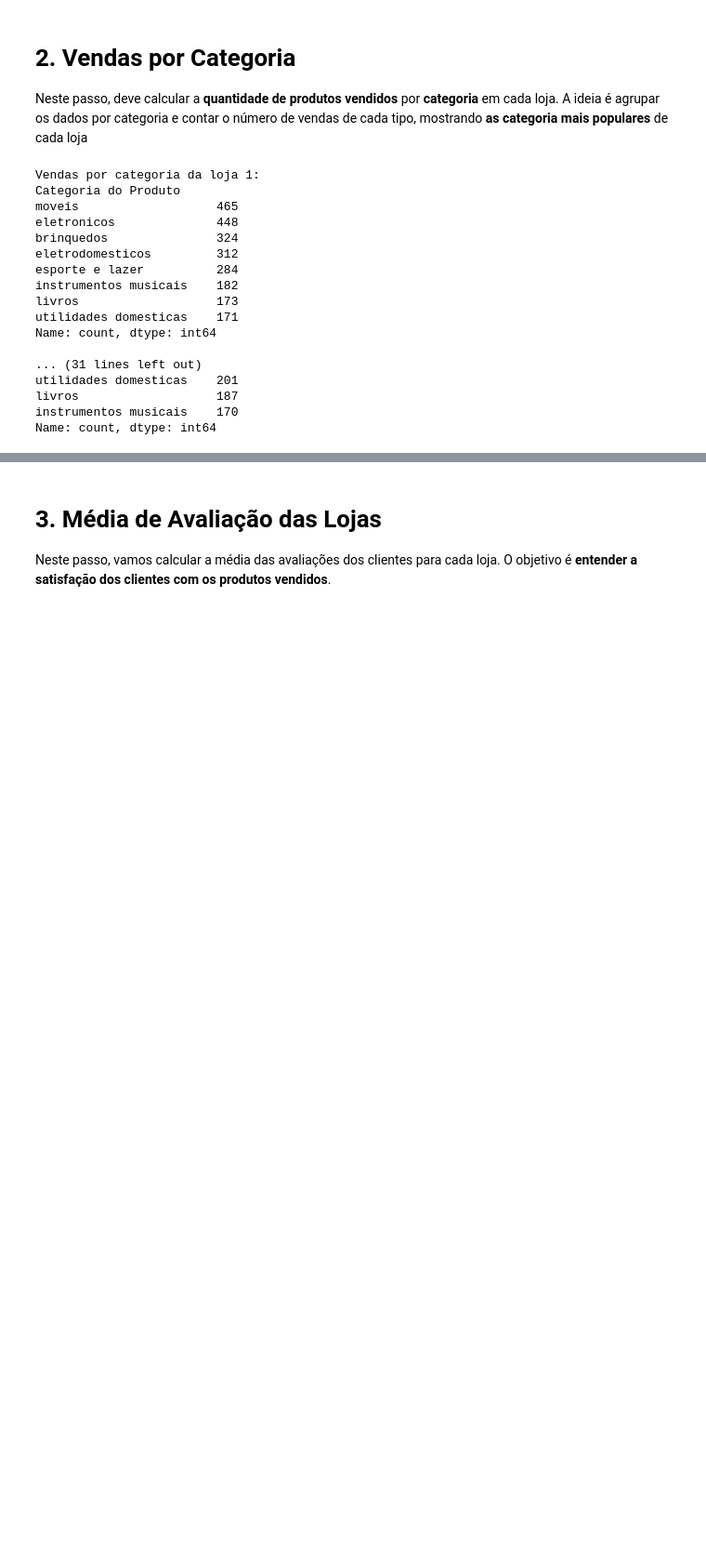
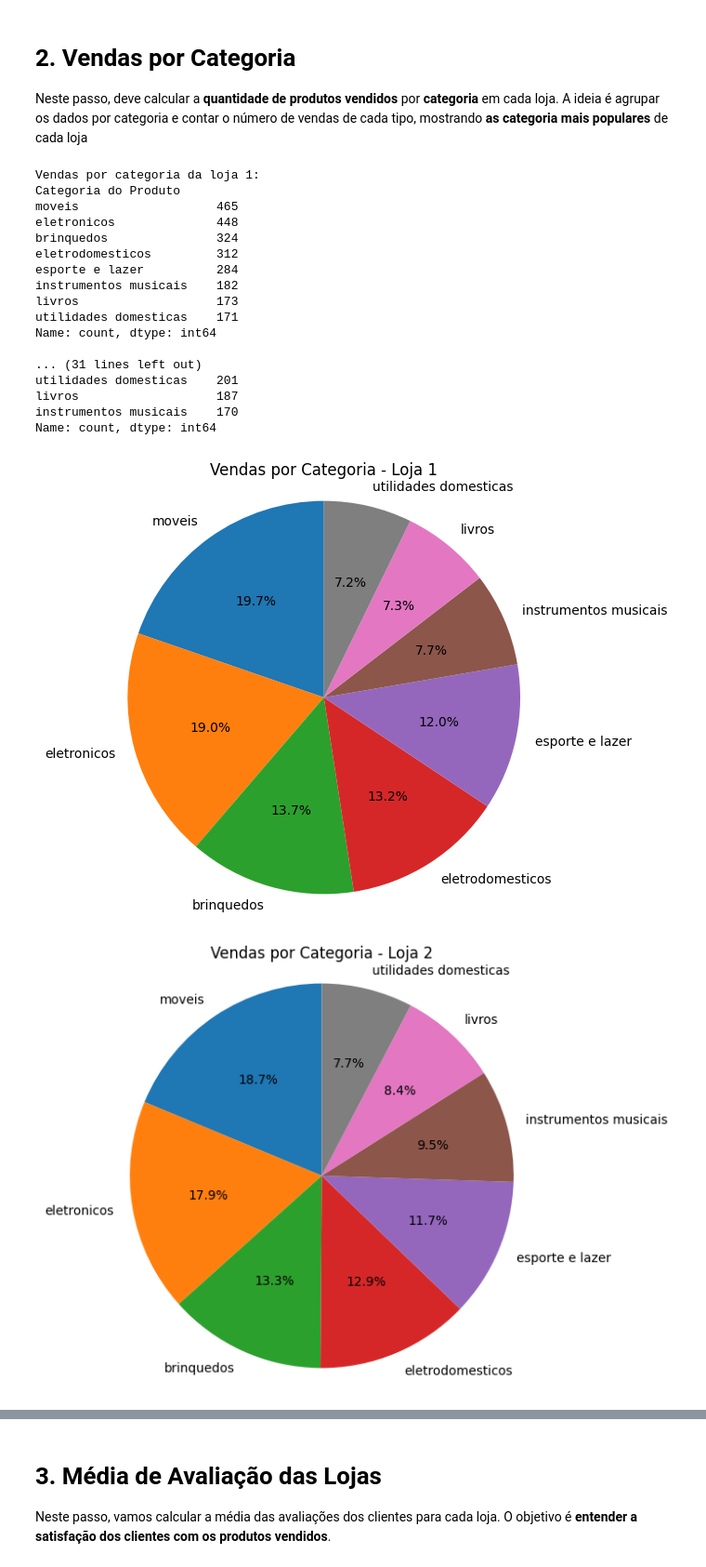
Before and after one commit to brunorm86/challenge1-data-science, a Jupyter notebook: AluraStoreBr.ipynb, the cells around one changed output, grey strips where cells are left out. Shown at 93% size. Saved outputs shown, nothing was run; the diff lists cells and outputs as text; code cells hidden in the pictures; blank space fills up the shorter version.

```diff
--- a/AluraStoreBr.ipynb
+++ b/AluraStoreBr.ipynb
@@ -170,0 +155,13 @@ Name: count, dtype: int64
+# %%
+# gráfico pizza para cada loja em %
+
+# Gráficos individuais para cada loja
+for i, venda_categoria in enumerate(venda_por_categoria, start=1):
+    plt.figure(figsize=(6, 6))
+    plt.pie(venda_categoria, labels=venda_categoria.index, autopct='%1.1f%%', startangle=90)
+    plt.title(f'Vendas por Categoria - Loja {i}')
+    plt.axis('equal')  # Deixa o círculo redondo
+    plt.show()
+# %% [output]
+[figure, added]
+[figure, added]
```
Also changed, not shown: parts of 19 cells of this notebook, 1 other file.
